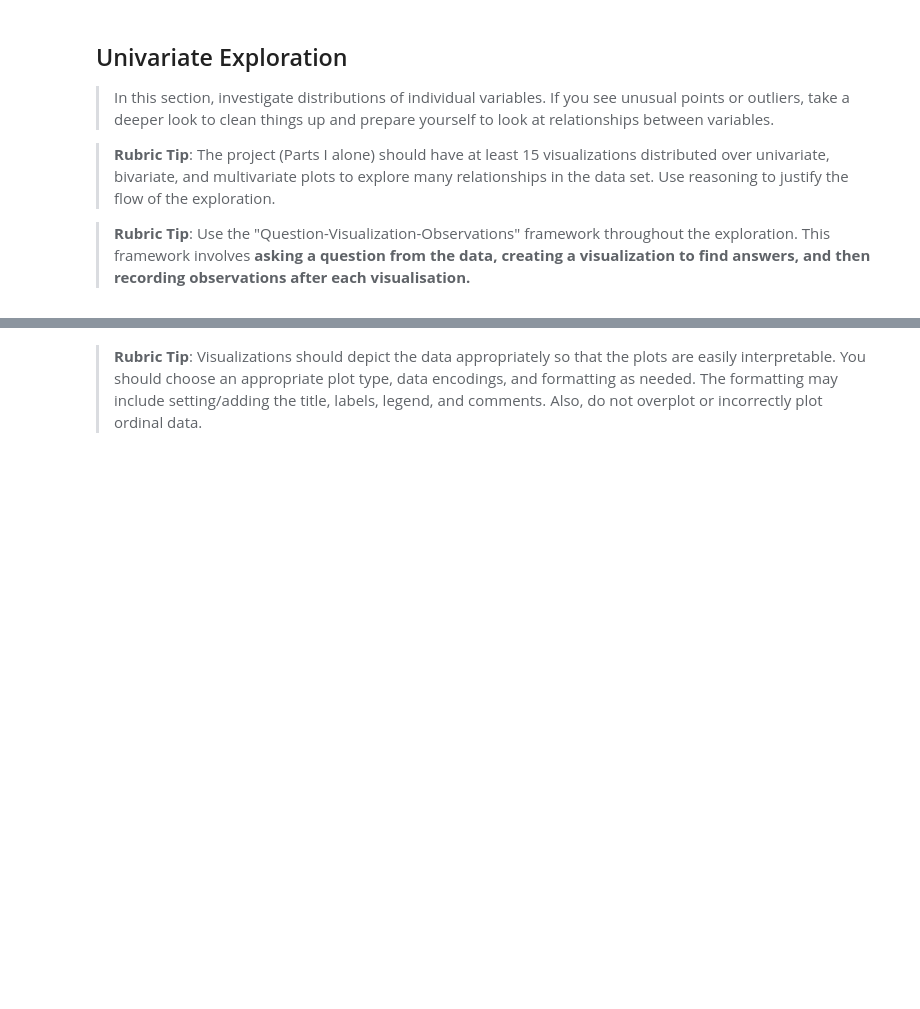
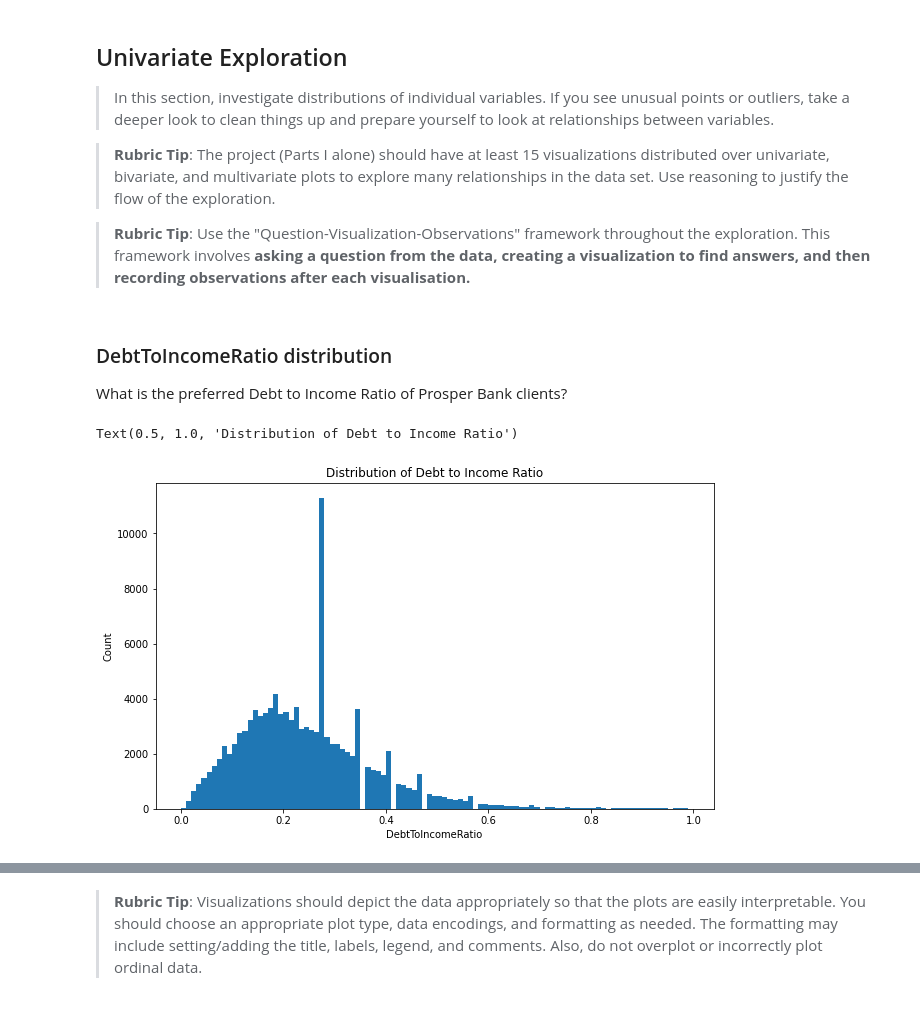
Before and after one commit to andisiambuku/Loans-Analysis-Project, a Jupyter notebook: Part_I_exploration_template.ipynb, the cells around one changed output, grey strips where cells are left out. Cells and saved outputs as stored; diff of their text form; code cells hidden in the pictures; blank space fills up the shorter version.

Commit message:
uni,bi,multi-variate visualizations

```diff
--- a/Part_I_exploration_template.ipynb
+++ b/Part_I_exploration_template.ipynb
@@ -220,3 +220,17 @@ and prepare yourself to look at relationships between variables.
 
 
 >**Rubric Tip**: Use the "Question-Visualization-Observations" framework  throughout the exploration. This framework involves **asking a question from the data, creating a visualization to find answers, and then recording observations after each visualisation.**
+# %% [markdown]
+### DebtToIncomeRatio distribution
+
+What is the preferred Debt to Income Ratio of Prosper Bank clients?
+# %%
+bins = np.arange(0,1,0.01)
+plt.figure(figsize=[10,6])
+plt.hist(data=df_loans,x='DebtToIncomeRatio',bins=bins);
+plt.xlabel('DebtToIncomeRatio');
+plt.ylabel('Count')
+plt.title('Distribution of Debt to Income Ratio')
+# %% [output]
+Text(0.5, 1.0, 'Distribution of Debt to Income Ratio')
+[figure, added]
```
Also changed, not shown: parts of 64 cells of this notebook, 1 other file.
